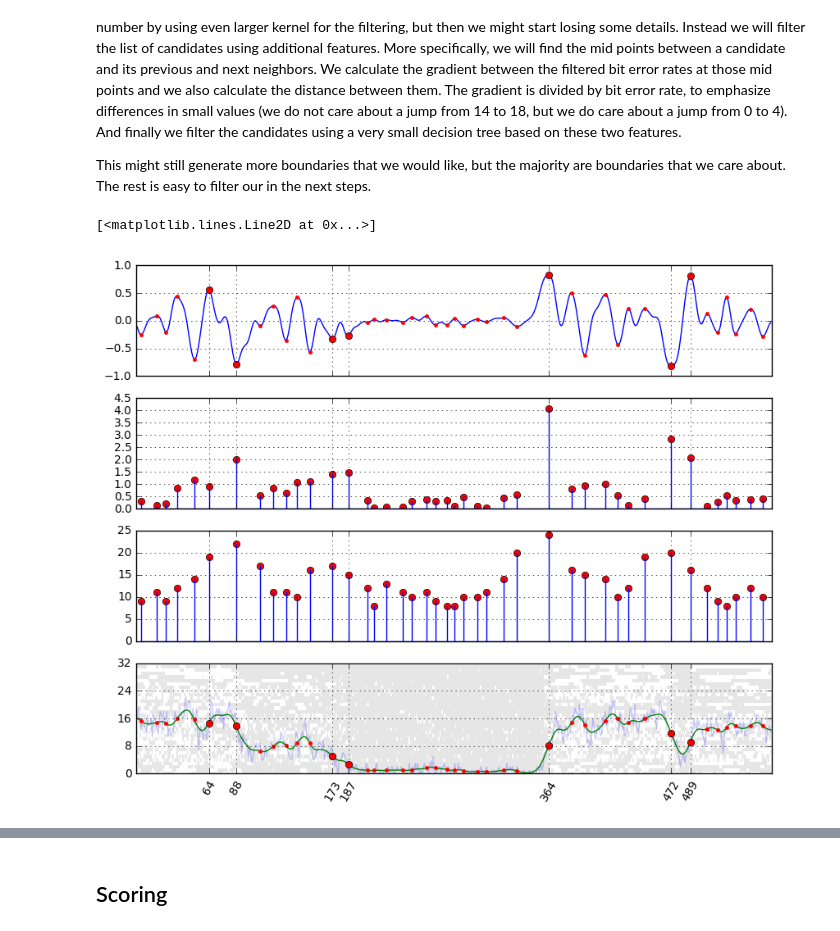
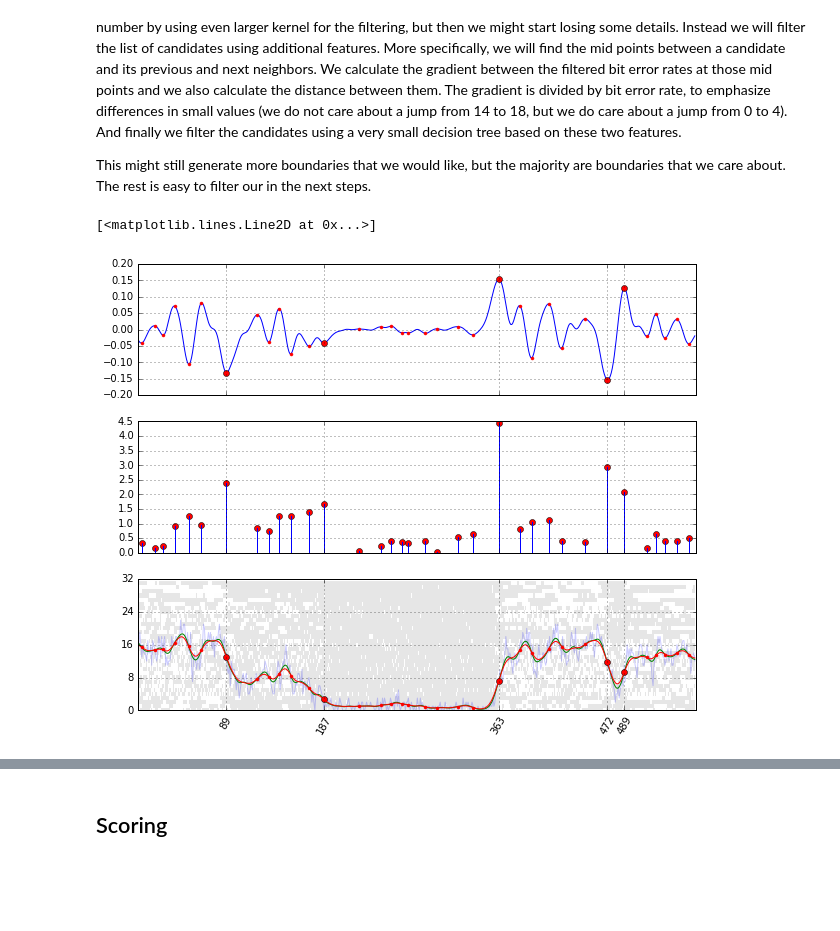
Before and after one commit to acoustid/notebooks, a Jupyter notebook: fingerprint-matching.ipynb, the cells around one changed output, grey strips where cells are left out. Saved outputs shown, nothing was run; the diff lists cells and outputs as text; code cells hidden in the pictures; blank space fills up the shorter version.

```diff
--- a/fingerprint-matching.ipynb
+++ b/fingerprint-matching.ipynb
@@ -9,12 +9,15 @@ All the examples below will use be using this [song](https://www.youtube.com/wat
 import numpy as np
 import matplotlib.pyplot as plt
 import json
+import requests
+import re
 
 def load_fingerprint(name):
-    return np.array(json.load(open('{}.json'.format(name)))['fingerprint'])
+    return np.array(json.load(open(name))['fingerprint'])
+
+def download_fingerprint(url):
+    rv = requests.get(url)
+    return np.array([int(x) & 0xffffffff for x in re.search(r'fp = \[(.*?)\]', rv.content).group(1).split(', ')])
 
 def index_to_s(i):
     return i * (4096 / 3) / 11025.0
-
-fp1 = load_fingerprint('titan')
-fp2 = load_fingerprint('keep_your_tips_up')
@@ -123,7 +143,7 @@ from collections import defaultdict
 from scipy.ndimage.filters import gaussian_filter1d
 from scipy.signal import argrelmax
 
-def align_fingerprints(fp1, fp2, nbits=12):
+def align_fingerprints(fp1, fp2, nbits=14):
     bits = np.concatenate([np.arange(0, 32, 2), np.arange(1, 32, 2)])[::-1][:nbits]
     mask = np.sum(np.left_shift(1, bits))
 
@@ -155,10 +175,10 @@ def align_fingerprints(fp1, fp2, nbits=12):
         raw_counts[offset - mn] = count
 
     # filter the histogram to squash neighbor offset clusters into a single peak
-    counts = gaussian_filter1d(raw_counts, 2.5)
+    counts = gaussian_filter1d(raw_counts, 0.6)
 
     # locate peaks in the smoothed histogram
-    peaks, = argrelmax(counts, order=3)
+    peaks, = argrelmax(counts, order=5)
 
     # filter out peaks that are less than 10% of the top peak
     threshold = np.max(counts) * 0.1
@@ -180,5 +200,5 @@ plt.ylim(0, np.max(counts) * 1.3)
 plt.xticks(offsets[peaks])
 plt.grid(True)
 
-offsets[peaks], index_to_s(offsets[peaks])
+offsets[peaks], counts[peaks], index_to_s(offsets[peaks])
 # %% [output]
@@ -237,55 +258,58 @@ The problem is that we will have too many candidates due to the noisy nature of
 This might still generate more boundaries that we would like, but the majority are boundaries that we care about. The rest is easy to filter our in the next steps.
 # %%
 ber = np.sum(img, axis=1)
-ber2 = gaussian_filter1d(ber.astype(float), 4.0)
+ber2 = gaussian_filter1d(ber.astype(float), 3.6, mode='nearest')
+ber3 = gaussian_filter1d(ber2, 3.6)
 
-gradient = np.gradient(ber2)
-peaks, = argrelmax(np.abs(gradient), order=4)
+#gradient = np.gradient(ber2, 1)
+gradient = gaussian_filter1d(np.gradient(ber2, 5), 3.6, mode='constant')
+peaks, = argrelmax(np.abs(gradient), order=5)
 
-mid_peaks = np.concatenate(([0], peaks, [len(ber)]))
-mid_peaks = mid_peaks[:-1] + np.diff(mid_peaks) / 2
+edges = np.concatenate(([0], peaks, [len(ber)]))
 
+mid_peaks = edges[:-1] + np.diff(edges) / 2
 mid_gradient = np.abs(np.diff(ber2[mid_peaks])) / (1 + ber2[peaks] / 4)
-mid_distance = np.diff(mid_peaks)
 
-top_peaks = peaks[np.logical_or(mid_gradient>=1.2, np.logical_and(mid_gradient>=0.6, mid_distance>=18))]
+#mid_gradient = np.abs(np.gradient(ber3[peaks])) / (1 + ber3[peaks] / 8)
+
+top_peaks = peaks[mid_gradient>=1.5]
+#top_peaks = peaks[mid_gradient>=0.5]
+edges = np.concatenate(([0], top_peaks, [len(ber)]))
 
 plt.figure(figsize=(10, 8))
 
-ax = plt.subplot(4, 1, 1)
+ax = plt.subplot(3, 1, 1)
 plt.xlim(0, img.shape[0])
 plt.xticks(top_peaks)
 ax.set_xticklabels([])
 plt.grid(True)
 plt.plot(gradient)
 plt.plot(peaks, gradient[peaks], '.', color='red')
 plt.plot(top_peaks, gradient[top_peaks], 'o', color='red')
 
-ax = plt.subplot(4, 1, 2)
+ax = plt.subplot(3, 1, 2)
 plt.xlim(0, img.shape[0])
 plt.xticks(top_peaks)
 ax.set_xticklabels([])
 plt.grid(True)
 plt.stem(peaks, mid_gradient, linefmt='b-', markerfmt='ro', basefmt='-')
+#plt.plot(ber3)
+#plt.plot(np.gradient(ber3))
+#plt.plot(gaussian_filter1d(np.gradient(ber2, 5), 2.3))
+#plt.plot(np.gradient(ber2, 1))
 
-ax = plt.subplot(4, 1, 3)
-plt.xlim(0, img.shape[0])
-plt.xticks(top_peaks)
-ax.set_xticklabels([])
-plt.grid(True)
-plt.stem(peaks, mid_distance, linefmt='b-', markerfmt='ro', basefmt='-')
-
-plt.subplot(4, 1, 4)
+plt.subplot(3, 1, 3)
 plt.xlim(0, img.shape[0])
 plt.ylim(0, img.shape[1])
 plt.yticks(np.arange(0, 33, 8))
 plt.xticks(top_peaks, rotation=60)
 plt.grid(True)
 plt.imshow(img.T, interpolation='none', cmap='gray', aspect='auto', alpha=0.1)
 plt.plot(ber, alpha=0.2)
 plt.plot(ber2)
 plt.plot(peaks, ber2[peaks], '.', color='red')
 plt.plot(top_peaks, ber2[top_peaks], 'o', color='red')
+plt.plot(ber3)
 # %% [output]
 [<matplotlib.lines.Line2D at 0x...>]
-[figure, old version]
+[figure, new version]
```
Also changed, not shown: parts of 9 cells of this notebook, 6 other files.
